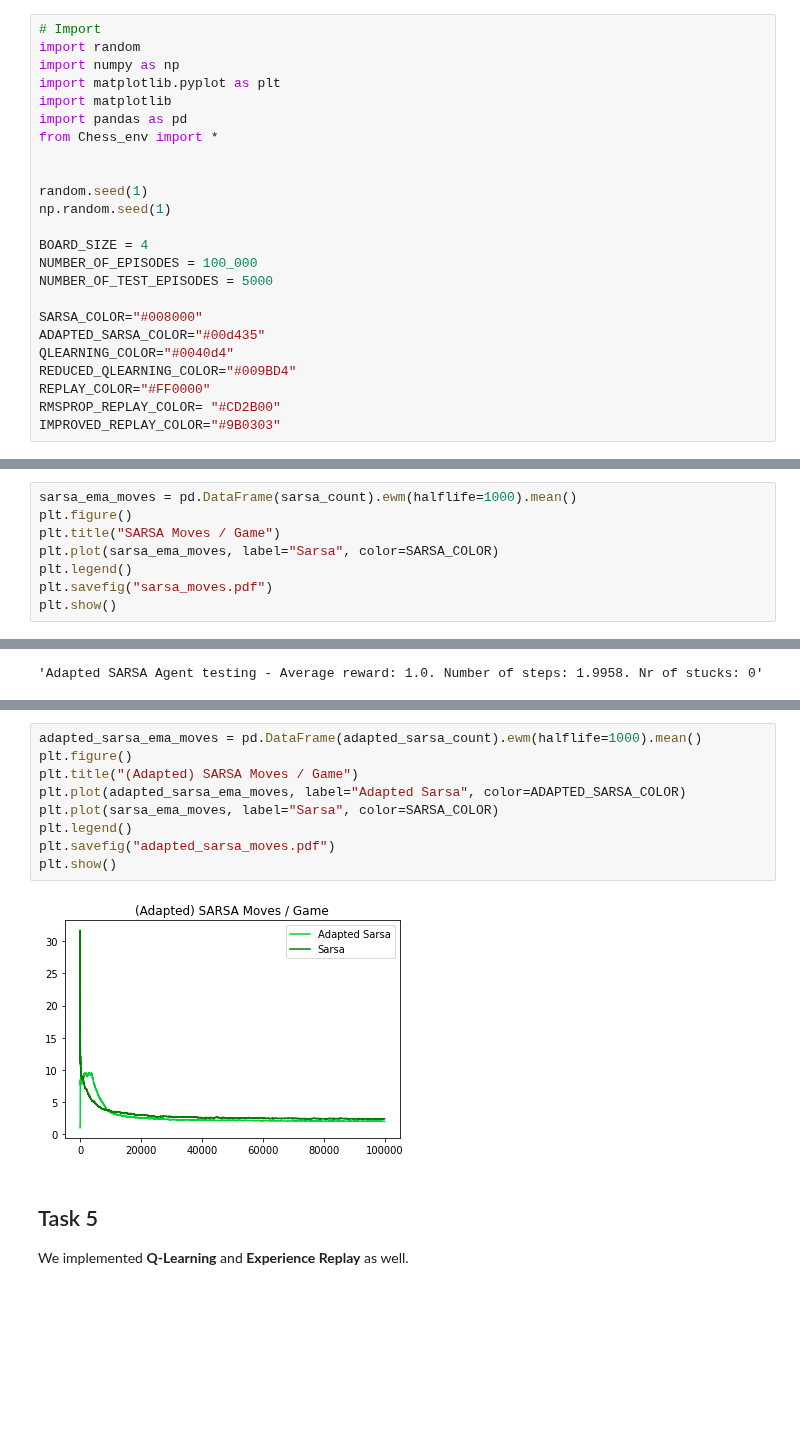
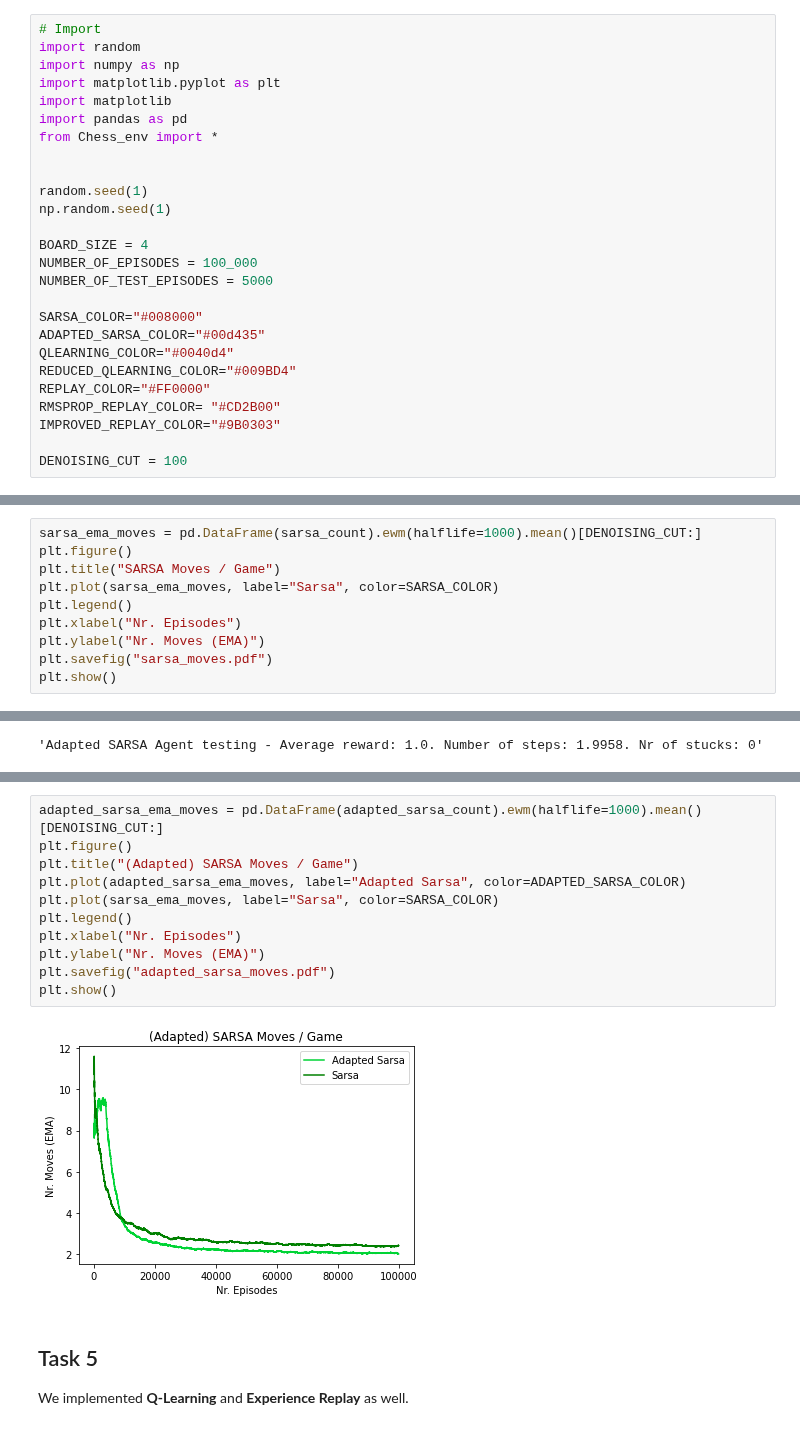
Before and after one commit to thommann/ItRL, a Jupyter notebook: AssignmentFiles/Assignment.ipynb, the cells around one changed output, grey strips where cells are left out. Drawn from its saved outputs; the diff is of its cells as text; blank space fills up the shorter version.

```diff
--- a/AssignmentFiles/Assignment.ipynb
+++ b/AssignmentFiles/Assignment.ipynb
@@ -26,6 +26,8 @@ REDUCED_QLEARNING_COLOR="#009BD4"
 REPLAY_COLOR="#FF0000"
 RMSPROP_REPLAY_COLOR= "#CD2B00"
 IMPROVED_REPLAY_COLOR="#9B0303"
+
+DENOISING_CUT = 100
 # %%
 matplotlib.rcParams['figure.figsize'] = [6, 4]
 # %% [markdown]
@@ -377,11 +381,13 @@ plt.show()
 # %% [markdown]
 ### Plot 2: Number of Moves per Game vs. training Time
 # %%
-sarsa_ema_moves = pd.DataFrame(sarsa_count).ewm(halflife=1000).mean()
+sarsa_ema_moves = pd.DataFrame(sarsa_count).ewm(halflife=1000).mean()[DENOISING_CUT:]
 plt.figure()
 plt.title("SARSA Moves / Game")
 plt.plot(sarsa_ema_moves, label="Sarsa", color=SARSA_COLOR)
 plt.legend()
+plt.xlabel("Nr. Episodes")
+plt.ylabel("Nr. Moves (EMA)")
 plt.savefig("sarsa_moves.pdf")
 plt.show()
 # %% [output]
@@ -417,14 +425,16 @@ plt.show()
 # %%
-adapted_sarsa_ema_moves = pd.DataFrame(adapted_sarsa_count).ewm(halflife=1000).mean()
+adapted_sarsa_ema_moves = pd.DataFrame(adapted_sarsa_count).ewm(halflife=1000).mean()[DENOISING_CUT:]
 plt.figure()
 plt.title("(Adapted) SARSA Moves / Game")
 plt.plot(adapted_sarsa_ema_moves, label="Adapted Sarsa", color=ADAPTED_SARSA_COLOR)
 plt.plot(sarsa_ema_moves, label="Sarsa", color=SARSA_COLOR)
 plt.legend()
+plt.xlabel("Nr. Episodes")
+plt.ylabel("Nr. Moves (EMA)")
 plt.savefig("adapted_sarsa_moves.pdf")
 plt.show()
 # %% [output]
-[figure, old version]
+[figure, new version]
 # %% [markdown]
 ## Task 5
 We implemented **Q-Learning** and **Experience Replay** as well.
```
Also changed, not shown: parts of 19 cells of this notebook, 18 other files.
